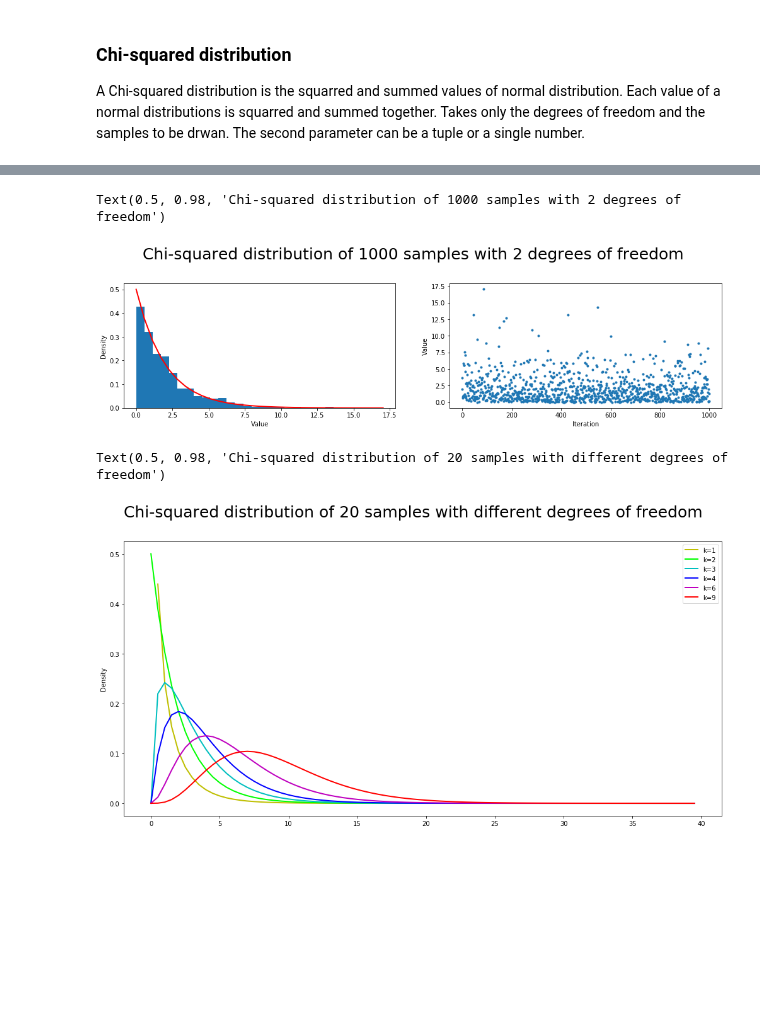
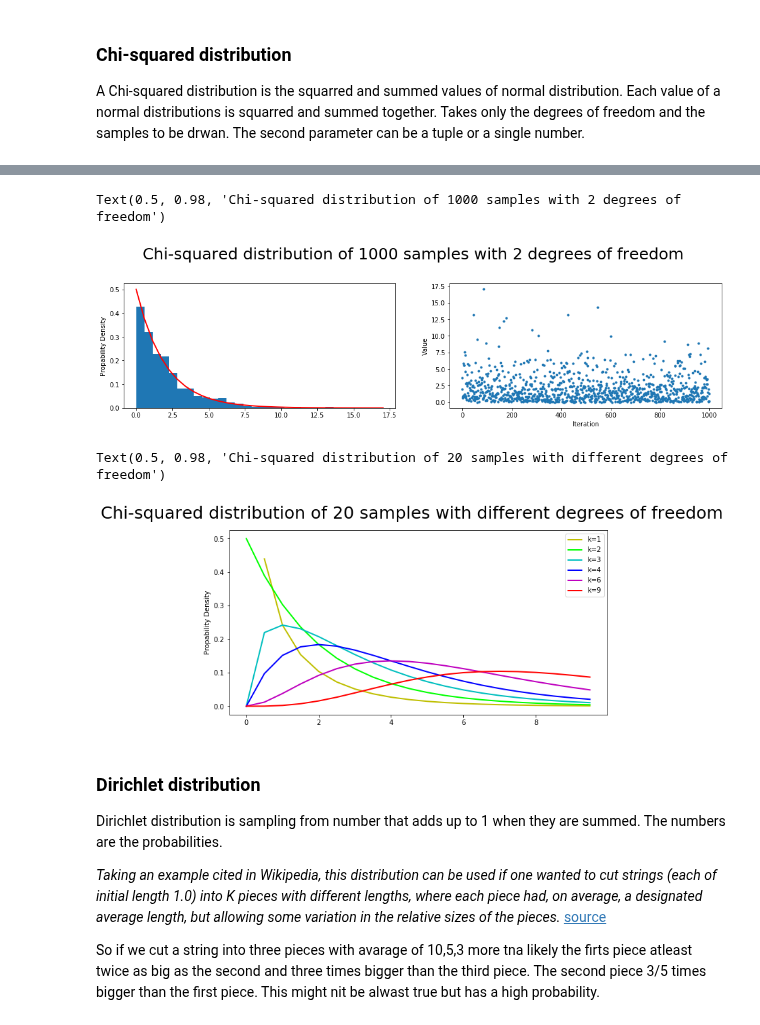
Before and after one commit to mxsxs2/Emerging-Technologies-Project, a Jupyter notebook: notebooks/Numpy_Random.ipynb, the cells around one changed output, grey strips where cells are left out. Cells and saved outputs as stored; diff of their text form; code cells hidden in the pictures; blank space fills up the shorter version.

Commit message:
Add dirichlet distribution

```diff
--- a/notebooks/Numpy_Random.ipynb
+++ b/notebooks/Numpy_Random.ipynb
@@ -488,8 +488,7 @@ p=fig.add_subplot(221)
 count, bins, ignored = plt.hist(dc, 30, density=True,)
 #Add curve
 p.plot(bins, stats.chi2.pdf(bins, df=2),linewidth=2, color='r')
-p.set_xlabel("Value")
-p.set_ylabel("Density")
+p.set_ylabel("Propability Density")
 
 p2=fig.add_subplot(222)
 #Create scatter digaram
@@ -500,24 +499,31 @@ p2.set_ylabel("Value")
 fig.suptitle("Chi-squared distribution of 1000 samples with 2 degrees of freedom",fontsize=25)
 # %% [output]
 Text(0.5, 0.98, 'Chi-squared distribution of 1000 samples with 2 degrees of freedom')
-[figure, old version]
+[figure, new version]
 # %%
 #Create data
-csd=np.arange(40,step=0.5)
+csd=np.arange(10,step=0.5)
 #Create figure
-fig = plt.figure(figsize=(17,8))
+fig = plt.figure(figsize=(10,5))
 p=fig.add_subplot(111)
 #Add curve
 p.plot(csd,stats.chi2.pdf(csd, df=1),linewidth=2, color='y', label="k=1")
 p.plot(csd,stats.chi2.pdf(csd, df=2),linewidth=2, color='lime', label="k=2")
 p.plot(csd,stats.chi2.pdf(csd, df=3),linewidth=2, color='c',label="k=3")
 p.plot(csd,stats.chi2.pdf(csd, df=4),linewidth=2, color='b',label="k=4")
 p.plot(csd,stats.chi2.pdf(csd, df=6),linewidth=2, color='m',label="k=6")
 p.plot(csd,stats.chi2.pdf(csd, df=9),linewidth=2, color='r',label="k=9")
-p.set_ylabel("Density")
+p.set_ylabel("Propability Density")
 p.legend(loc='upper right')
 #Add label to the figure
 fig.suptitle("Chi-squared distribution of 20 samples with different degrees of freedom",fontsize=25)
 # %% [output]
 Text(0.5, 0.98, 'Chi-squared distribution of 20 samples with different degrees of freedom')
-[figure, old version]
+[figure, new version]
+# %% [markdown]
+### Dirichlet distribution
+Dirichlet distribution is sampling from number that adds up to 1 when they are summed. The numbers are the probabilities.
+
+_Taking an example cited in Wikipedia, this distribution can be used if one wanted to cut strings (each of initial length 1.0) into K pieces with different lengths, where each piece had, on average, a designated average length, but allowing some variation in the relative sizes of the pieces._ [source](https://docs.scipy.org/doc/numpy-1.15.1/reference/generated/numpy.random.dirichlet.html#numpy.random.dirichlet)
+
+So if we cut a string into three pieces with avarage of 10,5,3 more tna likely the firts piece atleast twice as big as the second and three times bigger than the third piece. The second piece 3/5 times bigger than the first piece. This might nit be alwast true but has a high probability.
```
Also changed, not shown: parts of 2 cells of this notebook.
